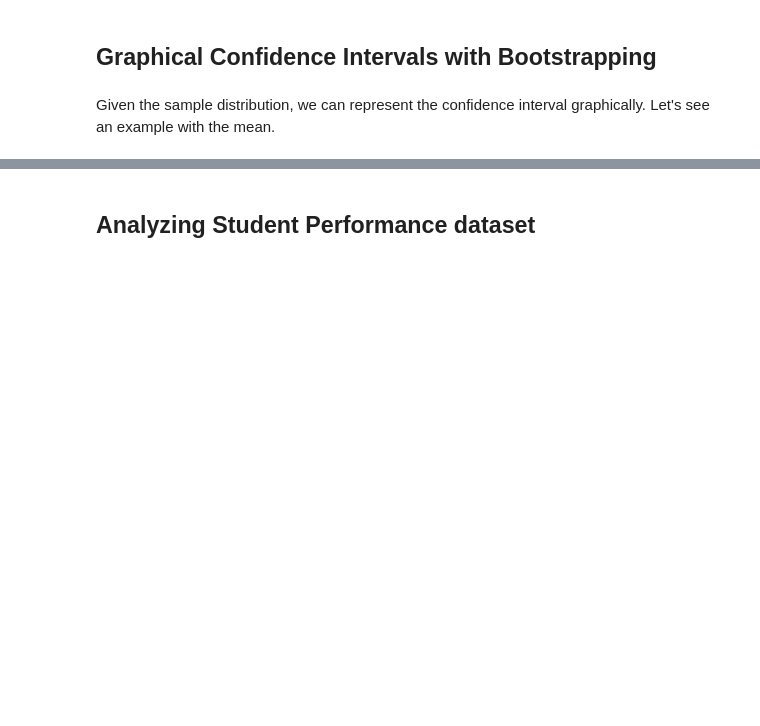
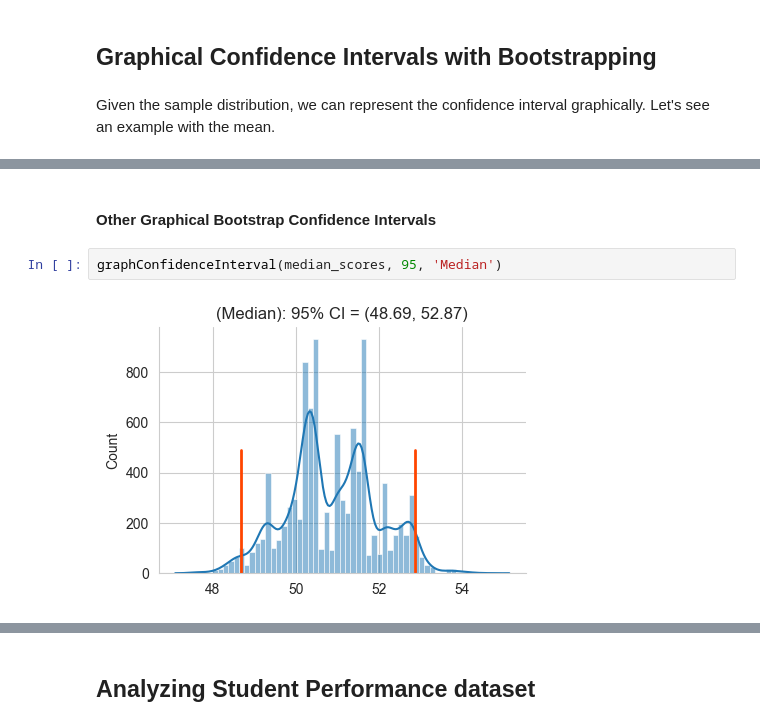
Before and after one commit to Goliath-Research/Computational-Statistics, a Jupyter notebook: 04-Inferential Statistics/02-Boot_Conf_Int.ipynb, the cells around one changed output, grey strips where cells are left out. Drawn from its saved outputs; the diff is of its cells as text; blank space fills up the shorter version.

```diff
--- a/04-Inferential Statistics/02-Boot_Conf_Int.ipynb
+++ b/04-Inferential Statistics/02-Boot_Conf_Int.ipynb
@@ -220,0 +220,6 @@ graphConfidenceInterval(mean_scores, 99)
+# %% [markdown]
+#### Other Graphical Bootstrap Confidence Intervals
+# %%
+graphConfidenceInterval(median_scores, 95, 'Median')
+# %% [output]
+[figure, added]
```
Also changed, not shown: parts of 30 cells of this notebook, 1 other file.
